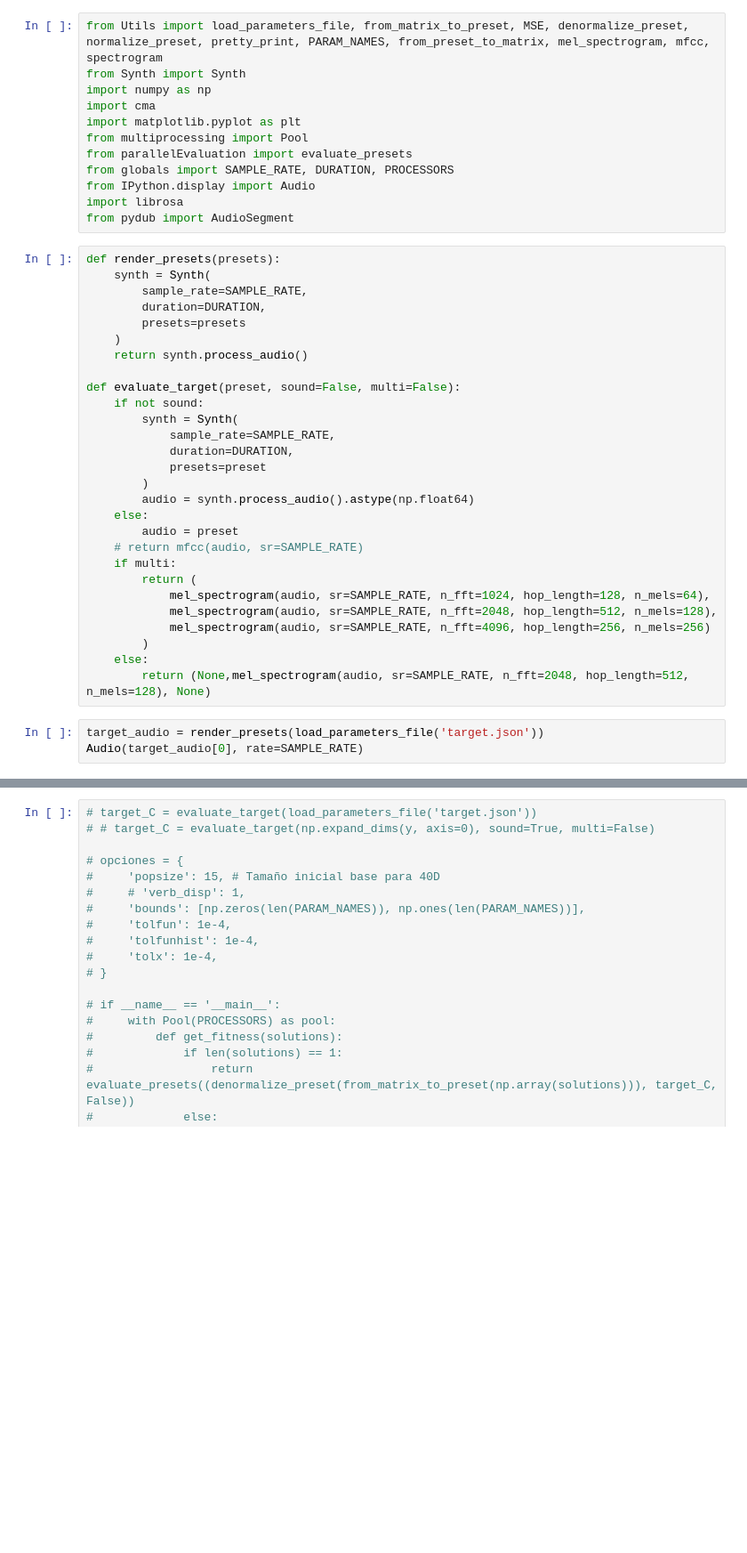
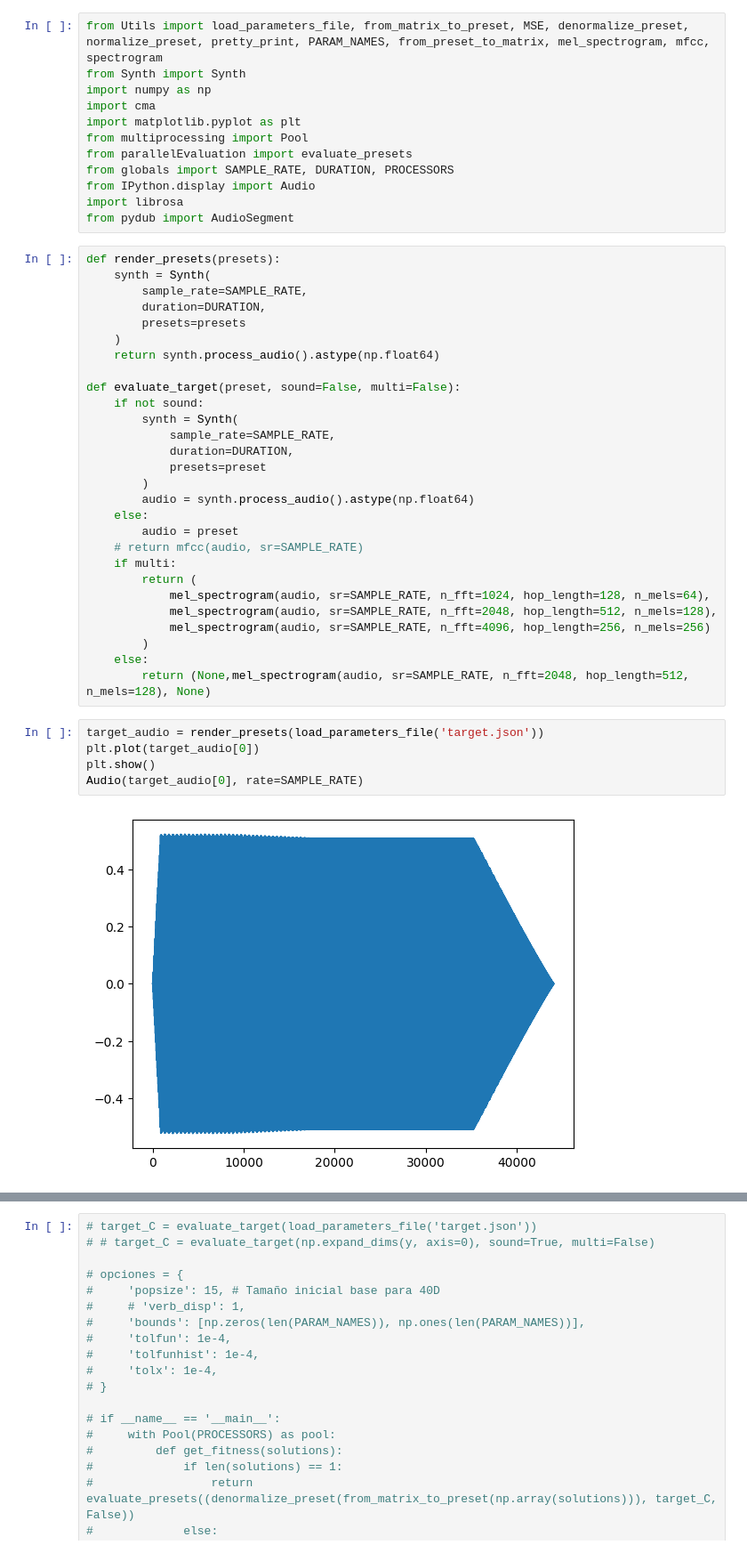
Before and after one commit to steelspikes/Synth, a Jupyter notebook: scripts/5_inverse_synth.ipynb, the cells around one changed output, grey strips where cells are left out. Shown at 89% size. Saved outputs shown, nothing was run; the diff lists cells and outputs as text; blank space fills up the shorter version.

```diff
--- a/scripts/5_inverse_synth.ipynb
+++ b/scripts/5_inverse_synth.ipynb
@@ -22,7 +22,7 @@ def render_presets(presets):
         duration=DURATION,
         presets=presets
     )
-    return synth.process_audio()
+    return synth.process_audio().astype(np.float64)
 
 def evaluate_target(preset, sound=False, multi=False):
     if not sound:
@@ -45,7 +45,10 @@ def evaluate_target(preset, sound=False, multi=False):
         return (None,mel_spectrogram(audio, sr=SAMPLE_RATE, n_fft=2048, hop_length=512, n_mels=128), None)
 # %%
 target_audio = render_presets(load_parameters_file('target.json'))
+plt.plot(target_audio[0])
+plt.show()
 Audio(target_audio[0], rate=SAMPLE_RATE)
 # %% [output]
+[figure, added]
 [interactive output not drawn]
 # %%
```
Also changed, not shown: parts of 9 cells of this notebook, 23 other files.
